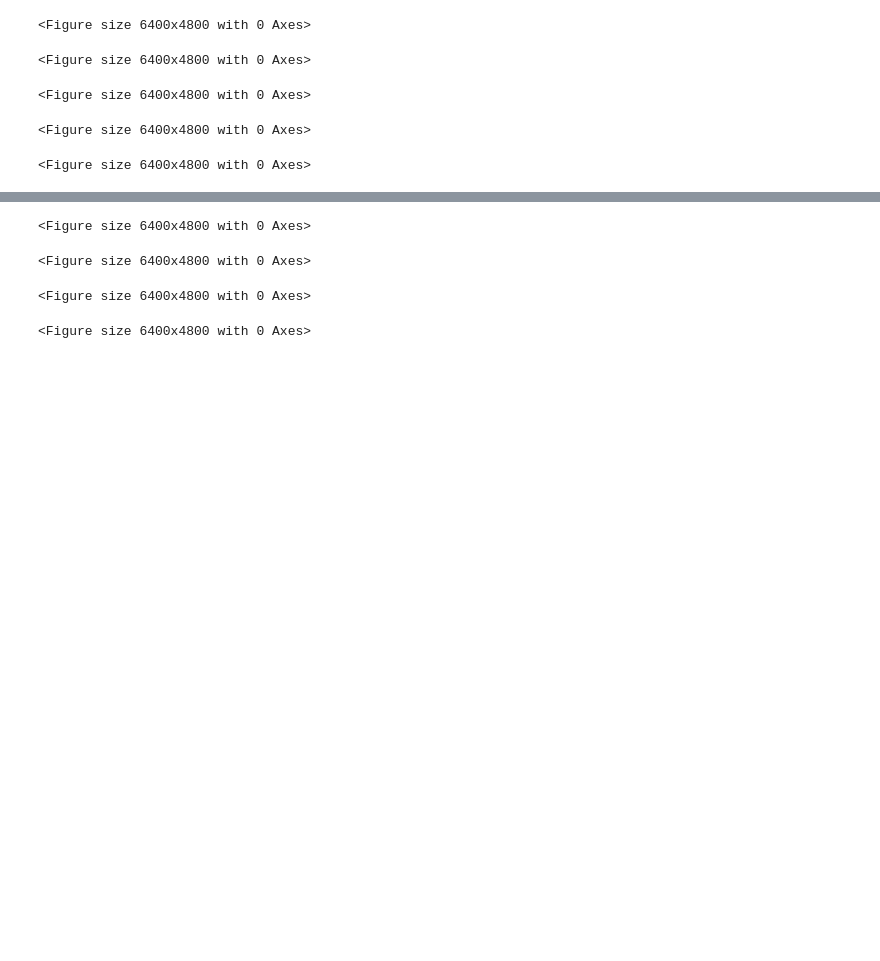
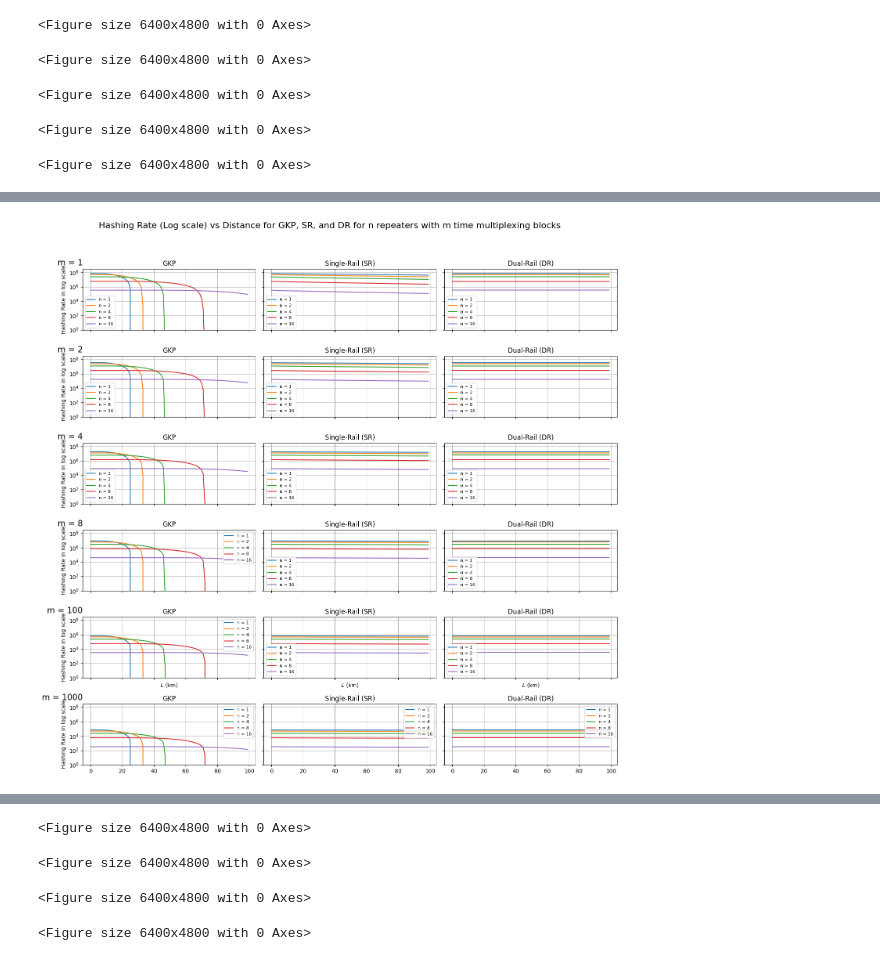
Before and after one commit to conallcampbell/GKP-Assisted-Percolation, a Jupyter notebook: Arizonia NB.015 - Repeater Problem in Python.ipynb, the cells around one changed output, grey strips where cells are left out. Saved outputs shown, nothing was run; the diff lists cells and outputs as text; code cells hidden in the pictures; blank space fills up the shorter version.

```diff
--- a/Arizonia NB.015 - Repeater Problem in Python.ipynb
+++ b/Arizonia NB.015 - Repeater Problem in Python.ipynb
@@ -361,17 +352,20 @@ def SRhashingrate(L , gamma , n , M , q , tau , m):
 # optimising over gamma
 def optimal_SRhashingrate(L , n , M , q , tau , m):
     gammas = np.linspace(0, 1, 100)
-    rates = []
+    best_rate = 0.0
+    best_gamma = None
     for gamma in gammas:
         try:
             rate = SRhashingrate(L , gamma, n , M , q , tau , m)
             # ensuring that the hashing rate is a valid number
             if not np.isnan(rate) and not np.isinf(rate):
-                rates.append(rate)
+                if rate > best_rate:
+                    best_rate = rate
+                    best_gamma = gamma
         except Exception as e:
             # print(f"Skipping gamma = {gamma}: {e}")
             continue
-    return max(rates) if rates else 0
+    return best_rate , best_gamma if best_gamma is not None else 0
 # %%
 # Dual Rail
 def DualRailState(eta , Pd , Vis):
@@ -902,0 +577,72 @@ ratesDR200 = [DRhashingrate(L , 200 , 50 , 0.7 , 1e-8 , 1) for L in Ls]
+# %%
+fig, axes = plt.subplots(nrows=6, ncols=3, figsize=(15, 15), sharex=True, sharey=True)
+fig.subplots_adjust(hspace=0.3, wspace=0.2)
+
+multi_n_data = [
+    (1, Ls, [rates1, rates2, rates4, rates8, rates16],
+        [ratesSR1, ratesSR2, ratesSR4, ratesSR8, ratesSR16],
+        [ratesDR1, ratesDR2, ratesDR4, ratesDR8, ratesDR16]),
+    (2, Ls, [m2rates1, m2rates2, m2rates4, m2rates8, m2rates16],
+        [m2ratesSR1, m2ratesSR2, m2ratesSR4, m2ratesSR8, m2ratesSR16],
+        [m2ratesDR1, m2ratesDR2, m2ratesDR4, m2ratesDR8, m2ratesDR16]),
+    (4, Ls, [m4rates1, m4rates2, m4rates4, m4rates8, m4rates16],
+        [m4ratesSR1, m4ratesSR2, m4ratesSR4, m4ratesSR8, m4ratesSR16],
+        [m4ratesDR1, m4ratesDR2, m4ratesDR4, m4ratesDR8, m4ratesDR16]),
+    (8, Ls, [m8rates1, m8rates2, m8rates4, m8rates8, m8rates16],
+        [m8ratesSR1, m8ratesSR2, m8ratesSR4, m8ratesSR8, m8ratesSR16],
+        [m8ratesDR1, m8ratesDR2, m8ratesDR4, m8ratesDR8, m8ratesDR16]),
+    (100, Ls, [m100rates1, m100rates2, m100rates4, m100rates8, m100rates16],
+         [m100ratesSR1, m100ratesSR2, m100ratesSR4, m100ratesSR8, m100ratesSR16],
+         [m100ratesDR1, m100ratesDR2, m100ratesDR4, m100ratesDR8, m100ratesDR16]),
+    (1000, Ls, [m1000rates1, m1000rates2, m1000rates4, m1000rates8, m1000rates16],
+         [m1000ratesSR1, m1000ratesSR2, m1000ratesSR4, m1000ratesSR8, m1000ratesSR16],
+         [m1000ratesDR1, m1000ratesDR2, m1000ratesDR4, m1000ratesDR8, m1000ratesDR16]),
+]
+
+M = 50
+alpha_dB_per_km = 0.2
+alpha = (alpha_dB_per_km / 10) * np.log(10)
+n_vals = [1, 2, 4, 8, 16]
+q = 0.7
+tau = 1e-8
+
+for row, (m, Ls, gkp_list, sr_list, dr_list) in enumerate(multi_n_data):
+    # Annotate m value on the left of each row
+    axes[row, 0].annotate(f"m = {m}", xy=(0.0, 1.1), xycoords="axes fraction",
+                          fontsize=15, rotation=0, va="center", ha="right")
+
+    # GKP
+    for i, rate_curve in enumerate(gkp_list):
+        n = n_vals[i]
+        axes[row, 0].plot(Ls, rate_curve, label=f"n = {n}")
+    axes[row, 0].set_title("GKP")
+    axes[row, 0].set_yscale("log")
+
+    # SR
+    for i, rate_curve in enumerate(sr_list):
+        axes[row, 1].plot(Ls, rate_curve, label=f"n = {n_vals[i]}")
+    axes[row, 1].set_title("Single-Rail (SR)")
+    axes[row, 1].set_yscale("log")
+
+    # DR
+    for i, rate_curve in enumerate(dr_list):
+        axes[row, 2].plot(Ls, rate_curve, label=f"n = {n_vals[i]}")
+    axes[row, 2].set_title("Dual-Rail (DR)")
+    axes[row, 2].set_yscale("log")
+
+    for col in range(3):
+        axes[row, col].grid(True)
+        axes[row, col].legend(fontsize=8)
+        axes[row, col].set_ylim(bottom=1)
+
+
+        if row == 4:
+            axes[row, col].set_xlabel("$L$ (km)")
+        if col == 0:
+            axes[row, col].set_ylabel("Hashing Rate in log scale")
+
+fig.suptitle("Hashing Rate (Log scale) vs Distance for GKP, SR, and DR for n repeaters with m time multiplexing blocks", fontsize=16)
+plt.tight_layout(rect=[0, 0.03, 1, 0.95])
+plt.show()
+# %% [output]
+[figure, added]
```
Also changed, not shown: parts of 42 cells of this notebook, 1 other file.
